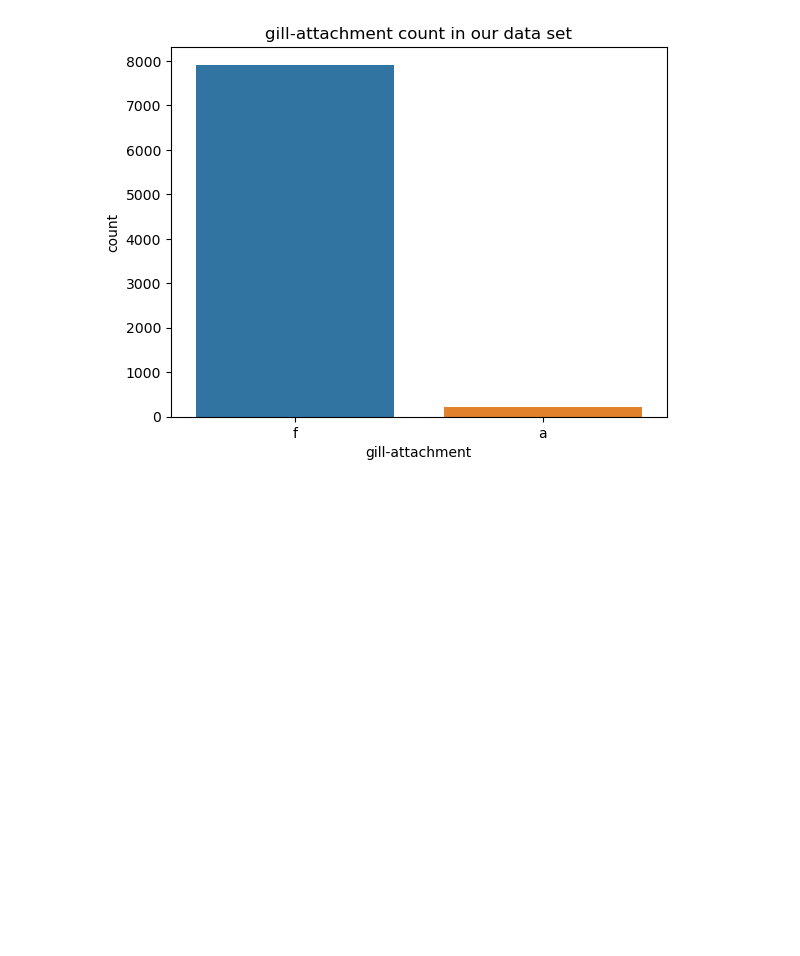
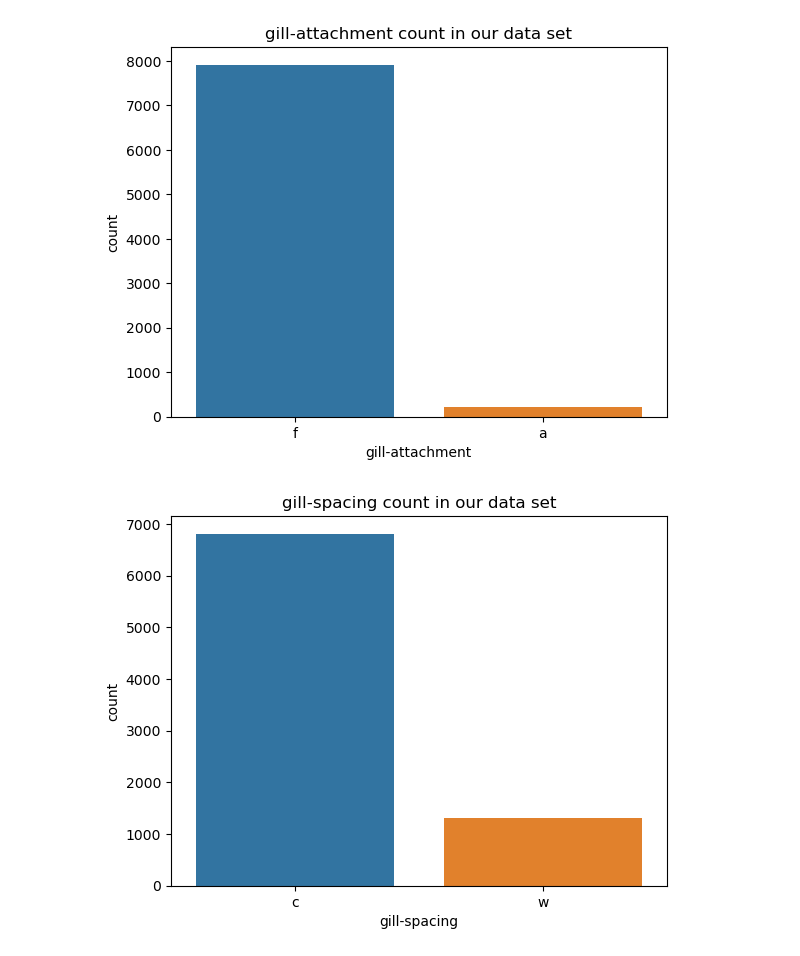
Before and after one commit to dev-ezzy/Big-Data, a Jupyter notebook: index.ipynb, the cells around one changed output. Cells and saved outputs as stored; diff of their text form; code cells hidden in the pictures; blank space fills up the shorter version.

```diff
--- a/index.ipynb
+++ b/index.ipynb
@@ -378,3 +378,7 @@ smell
 sns_xcount("gill-attachment", X)
 # %% [output]
 [figure]
+# %%
+sns_xcount("gill-spacing", X)
+# %% [output]
+[figure, added]
```
Also changed, not shown: parts of 7 cells of this notebook.
